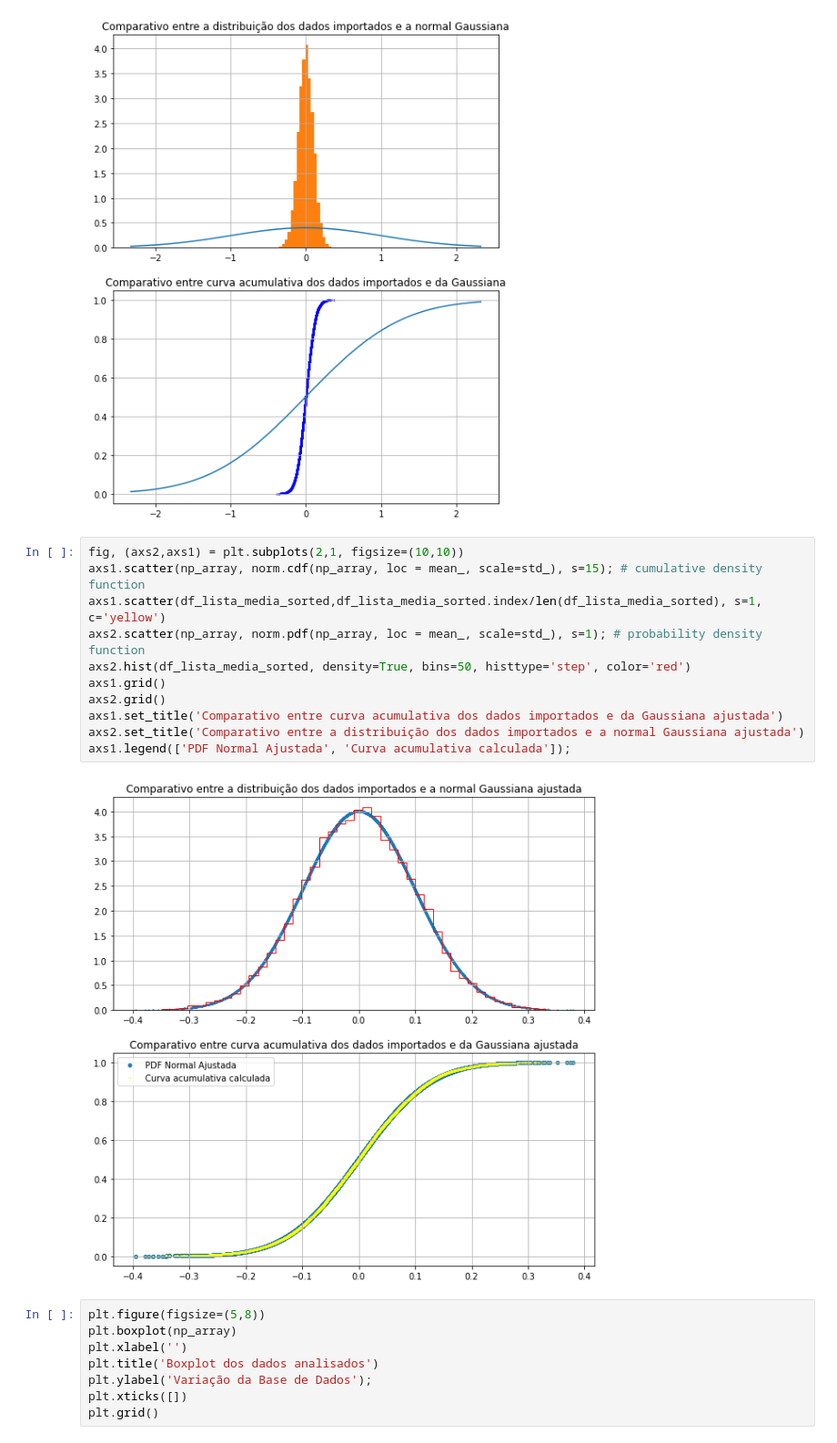
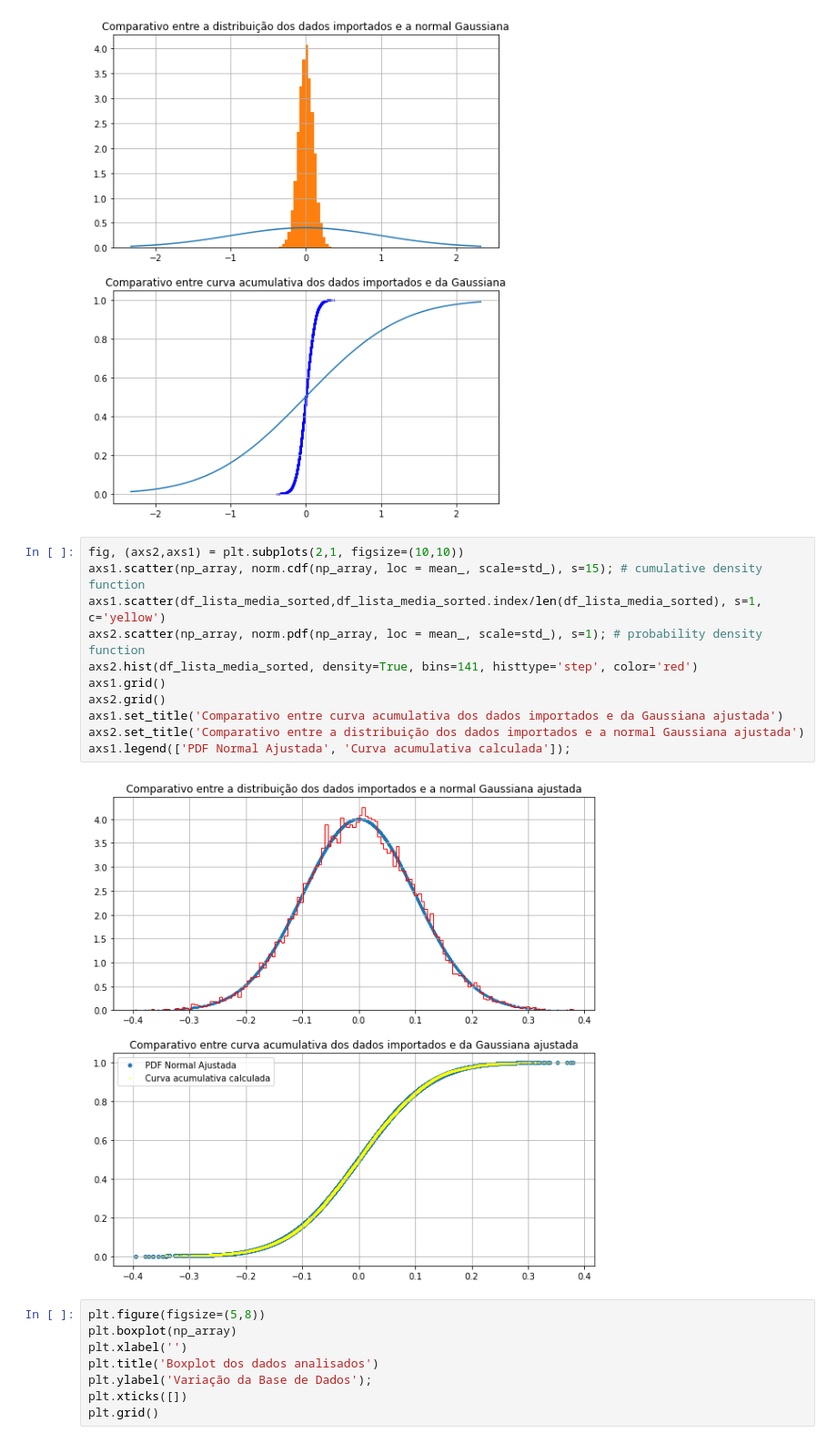
Before and after one commit to mariananomura/projeto-ada-modulo-VI, a Jupyter notebook: Projeto6.ipynb, the cells around one changed output. Shown at 91% size. Drawn from its saved outputs; the diff is of its cells as text.

```diff
--- a/Projeto6.ipynb
+++ b/Projeto6.ipynb
@@ -282,16 +282,16 @@ axs2.set_title('Comparativo entre curva acumulativa dos dados importados e da Ga
 # %%
 fig, (axs2,axs1) = plt.subplots(2,1, figsize=(10,10))
 axs1.scatter(np_array, norm.cdf(np_array, loc = mean_, scale=std_), s=15); # cumulative density function
 axs1.scatter(df_lista_media_sorted,df_lista_media_sorted.index/len(df_lista_media_sorted), s=1, c='yellow')
 axs2.scatter(np_array, norm.pdf(np_array, loc = mean_, scale=std_), s=1); # probability density function
-axs2.hist(df_lista_media_sorted, density=True, bins=50, histtype='step', color='red')
+axs2.hist(df_lista_media_sorted, density=True, bins=141, histtype='step', color='red')
 axs1.grid()
 axs2.grid()
 axs1.set_title('Comparativo entre curva acumulativa dos dados importados e da Gaussiana ajustada')
 axs2.set_title('Comparativo entre a distribuição dos dados importados e a normal Gaussiana ajustada')
 axs1.legend(['PDF Normal Ajustada', 'Curva acumulativa calculada']);
 # %% [output]
-[figure, old version]
+[figure, new version]
 # %%
 plt.figure(figsize=(5,8))
 plt.boxplot(np_array)
```
Also changed, not shown: parts of 14 cells of this notebook.
